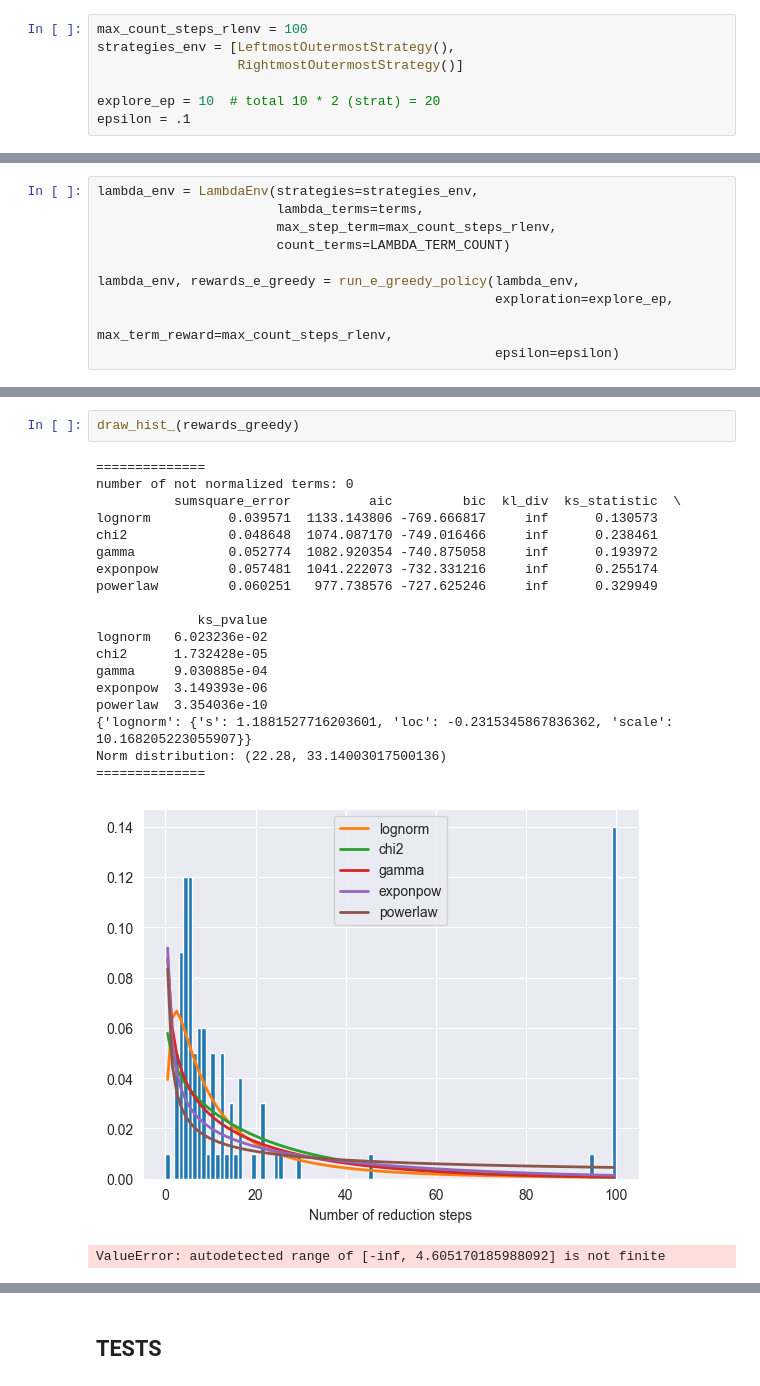
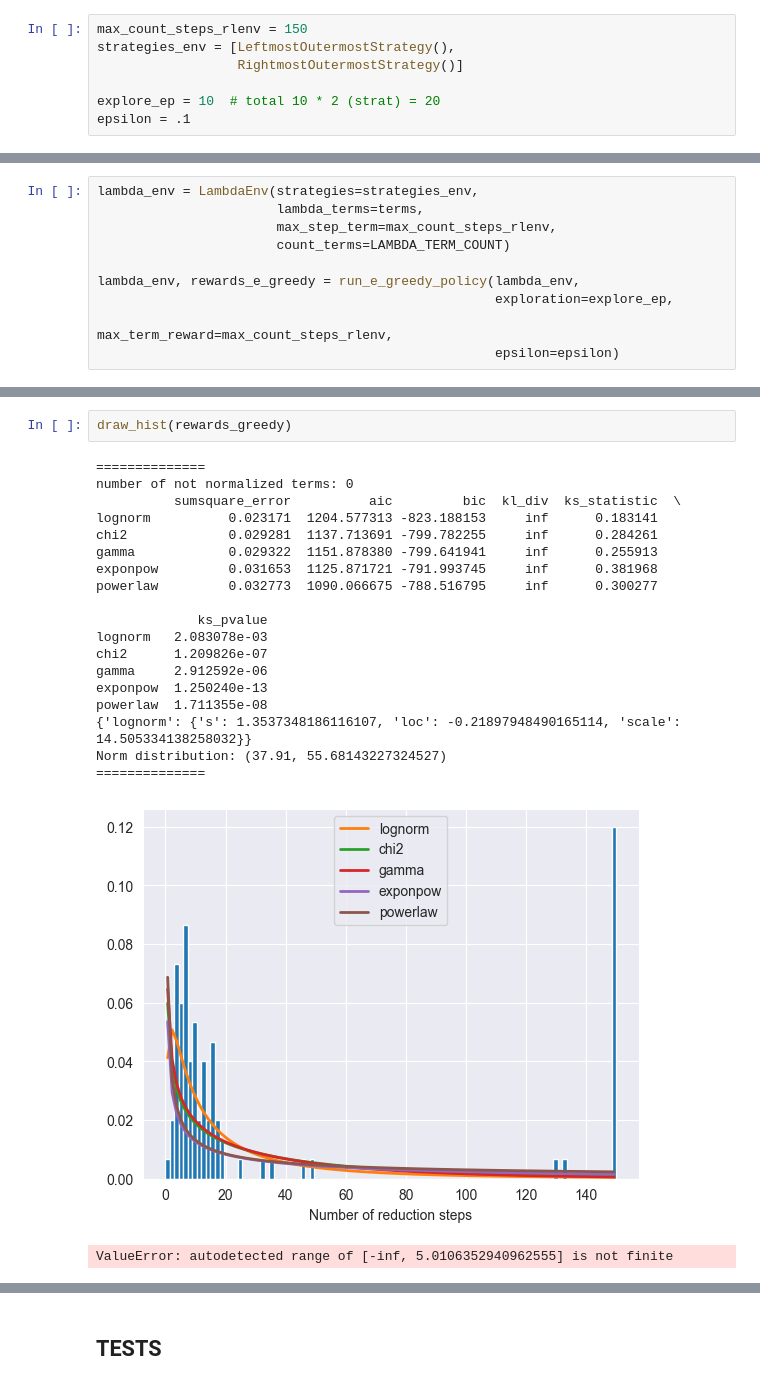
Before and after one commit to alex-deineha/pure-calculus, a Jupyter notebook: src/tests_2/pure_calculus_vs_greedy.ipynb, the cells around one changed output, grey strips where cells are left out. Saved outputs shown, nothing was run; the diff lists cells and outputs as text.

```diff
--- a/src/tests_2/pure_calculus_vs_greedy.ipynb
+++ b/src/tests_2/pure_calculus_vs_greedy.ipynb
@@ -82,6 +82,6 @@ max cound RI: inf
 max cound Rand: inf
 # %%
-max_count_steps_rlenv = 100
+max_count_steps_rlenv = 150
 strategies_env = [LeftmostOutermostStrategy(),
                   RightmostOutermostStrategy()]
 
@@ -193,24 +122,24 @@ def draw_hist_(data):
 # %%
-draw_hist_(rewards_greedy)
+draw_hist(rewards_greedy)
 # %% [output]
 ==============
 number of not normalized terms: 0
           sumsquare_error          aic         bic  kl_div  ks_statistic  \
-lognorm          0.039571  1133.143806 -769.666817     inf      0.130573
-chi2             0.048648  1074.087170 -749.016466     inf      0.238461
-gamma            0.052774  1082.920354 -740.875058     inf      0.193972
-exponpow         0.057481  1041.222073 -732.331216     inf      0.255174
-powerlaw         0.060251   977.738576 -727.625246     inf      0.329949
+lognorm          0.023171  1204.577313 -823.188153     inf      0.183141
+chi2             0.029281  1137.713691 -799.782255     inf      0.284261
+gamma            0.029322  1151.878380 -799.641941     inf      0.255913
+exponpow         0.031653  1125.871721 -791.993745     inf      0.381968
+powerlaw         0.032773  1090.066675 -788.516795     inf      0.300277
 
              ks_pvalue
-lognorm   6.023236e-02
-chi2      1.732428e-05
-gamma     9.030885e-04
-exponpow  3.149393e-06
-powerlaw  3.354036e-10
-{'lognorm': {'s': 1.1881527716203601, 'loc': -0.2315345867836362, 'scale': 10.168205223055907}}
-Norm distribution: (22.28, 33.14003017500136)
+lognorm   2.083078e-03
+chi2      1.209826e-07
+gamma     2.912592e-06
+exponpow  1.250240e-13
+powerlaw  1.711355e-08
+{'lognorm': {'s': 1.3537348186116107, 'loc': -0.21897948490165114, 'scale': 14.505334138258032}}
+Norm distribution: (37.91, 55.68143227324527)
 ==============
-[figure, old version]
+[figure, new version]
-ValueError: autodetected range of [-inf, 4.605170185988092] is not finite
+ValueError: autodetected range of [-inf, 5.0106352940962555] is not finite
 # %%
```
Also changed, not shown: parts of 19 cells of this notebook, 1 other file.
